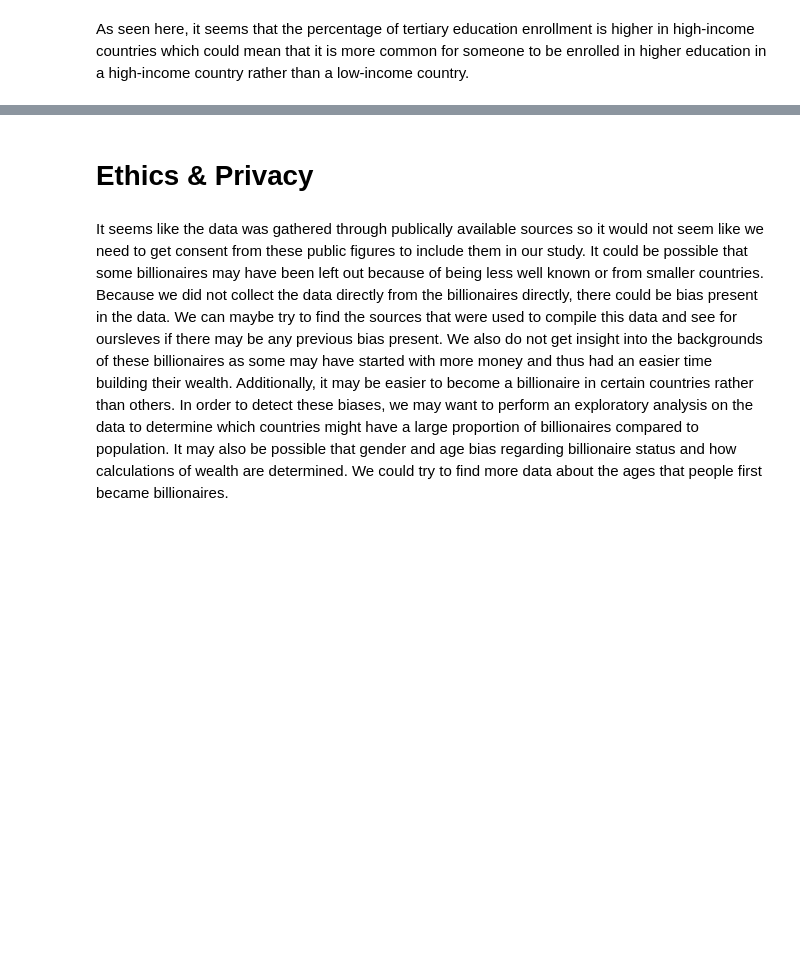
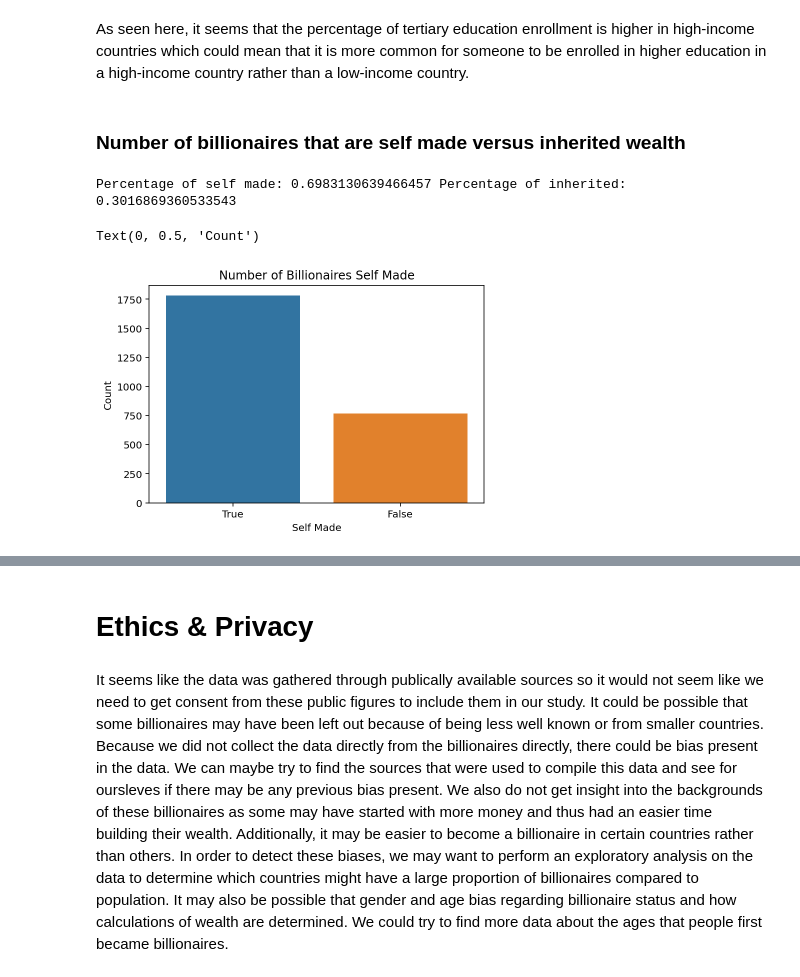
Before and after one commit to jteh188/Billionaires-Statistics-Data-Analysis, a Jupyter notebook: EDACheckpoint_Group026_WI24.ipynb, the cells around one changed output, grey strips where cells are left out. Cells and saved outputs as stored; diff of their text form; code cells hidden in the pictures; blank space fills up the shorter version.

```diff
--- a/EDACheckpoint_Group026_WI24.ipynb
+++ b/EDACheckpoint_Group026_WI24.ipynb
@@ -608,2 +607,24 @@ plt.show()
 # %% [markdown]
 As seen here, it seems that the percentage of tertiary education enrollment is higher in high-income countries which could mean that it is more common for someone to be enrolled in higher education in a high-income country rather than a low-income country.
+# %% [markdown]
+### Number of billionaires that are self made versus inherited wealth
+# %%
+selfmade_ratio = billionaires_dropped['selfMade'].sum() / len(billionaires_dropped)
+print('Percentage of self made:', selfmade_ratio,
+      'Percentage of inherited:', 1 - selfmade_ratio)
+# %% [output]
+Percentage of self made: 0.6983130639466457 Percentage of inherited: 0.3016869360533543
+# %%
+# Bar chart showing the number of billionaires that were self made versus inherited
+# True means self made and false means inherited
+
+billionaires_selfmade = billionaires_dropped.selfMade.value_counts().reset_index().rename(
+           columns={'index': 'selfMade', 0: 'count'})
+plt1 = sns.barplot(x = billionaires_selfmade['selfMade'], y = billionaires_selfmade['count'],
+                   order=billionaires_selfmade['selfMade'])
+plt1.axes.set_title("Number of Billionaires Self Made")
+plt1.set_xlabel("Self Made")
+plt1.set_ylabel("Count")
+# %% [output]
+Text(0, 0.5, 'Count')
+[figure, added]
```
Also changed, not shown: parts of 22 cells of this notebook.
